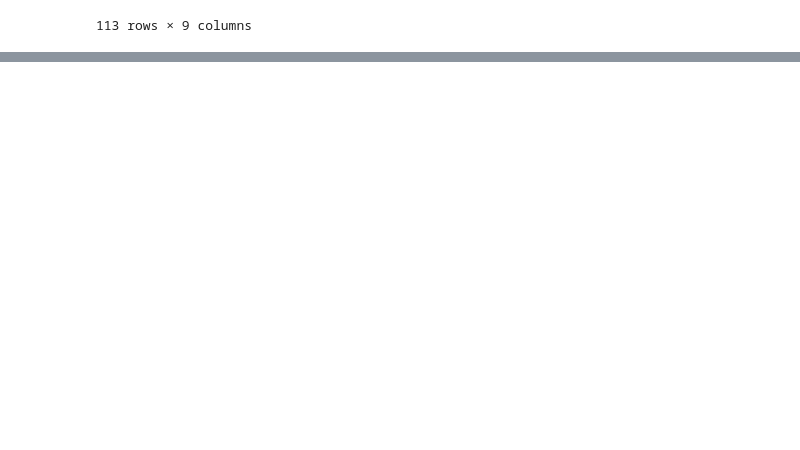
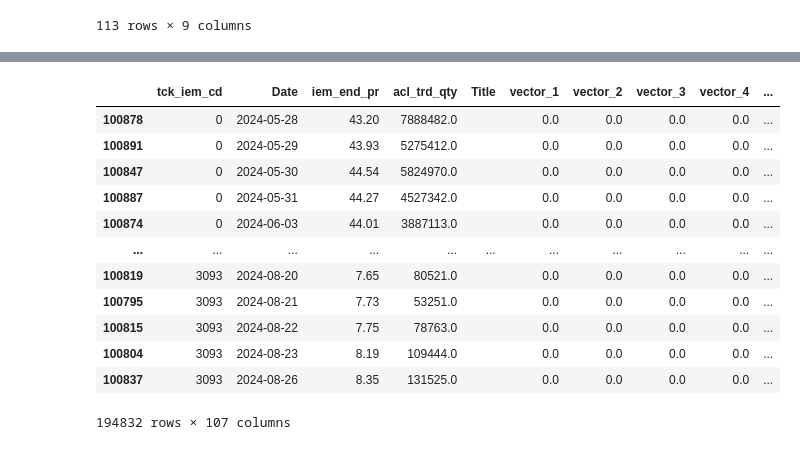
Before and after one commit to froggy-hyun/24NH_bigdata, a Jupyter notebook: code_main.ipynb, the cells around one changed output, grey strips where cells are left out. Drawn from its saved outputs; the diff is of its cells as text; code cells hidden in the pictures; blank space fills up the shorter version.

```diff
--- a/code_main.ipynb
+++ b/code_main.ipynb
@@ -795,0 +866,3 @@ Passing `palette` without assigning `hue` is deprecated and will be removed in v
+# %%
+df2 = df2[['tck_iem_cd', 'Date', 'iem_end_pr', 'acl_trd_qty', 'Title']]
+df2
@@ -795,0 +883,55 @@ Passing `palette` without assigning `hue` is deprecated and will be removed in v
+# %%
+import pandas as pd
+from gensim.models import Word2Vec
+import numpy as np
+
+
+df2['Title'] = df2['Title'].fillna('')
+
+# Title을 공백으로 분리하여 단어 리스트로 변환
+sentences = [title.split() for title in df2['Title']]
+
+# Word2Vec 모델 학습
+model = Word2Vec(sentences, vector_size=100, window=5, min_count=1, workers=4)
+
+# 각 Title에 대한 벡터 생성
+def get_vector(title):
+    if title == "":
+        return np.zeros(100)  # null값에 대해 0 벡터
+    vector = np.zeros(100)  # 100 차원 벡터
+    words = title.split()
+    for word in words:
+        if word in model.wv:
+            vector += model.wv[word]
+    return vector / len(words) if words else vector
+
+# 벡터 생성하여 새로운 DataFrame에 추가
+df_vectors = pd.DataFrame(df2['Title'].apply(get_vector).tolist(), columns=[f'vector_{i+1}' for i in range(100)])
+
+result_df = pd.concat([df2, df_vectors], axis=1)
+# %%
+result_df['iem_end_pr_shift'] = result_df.groupby('tck_iem_cd')['iem_end_pr'].shift(-1)
+
+result_df['iem_end'] = (result_df['iem_end_pr'] < result_df['iem_end_pr_shift']).astype(int)
+# %%
+result_df['tck_iem_cd'] = pd.factorize(result_df['tck_iem_cd'])[0]
+#Title컬럼 제거
+result_df_train=result_df.drop('Title',axis=1)
+
+result_df_train=result_df_train.drop('iem_end_pr_shift',axis=1)
+# %%
+result_df
+# %% [output]
+|  | tck_iem_cd | Date | iem_end_pr | acl_trd_qty | Title | vector_1 | vector_2 | vector_3 | vector_4 | ... |
+| 100878 | 0 | 2024-05-28 | 43.20 | 7888482.0 |  | 0.0 | 0.0 | 0.0 | 0.0 | ... |
+| 100891 | 0 | 2024-05-29 | 43.93 | 5275412.0 |  | 0.0 | 0.0 | 0.0 | 0.0 | ... |
+| 100847 | 0 | 2024-05-30 | 44.54 | 5824970.0 |  | 0.0 | 0.0 | 0.0 | 0.0 | ... |
+| 100887 | 0 | 2024-05-31 | 44.27 | 4527342.0 |  | 0.0 | 0.0 | 0.0 | 0.0 | ... |
+| 100874 | 0 | 2024-06-03 | 44.01 | 3887113.0 |  | 0.0 | 0.0 | 0.0 | 0.0 | ... |
+| ... | ... | ... | ... | ... | ... | ... | ... | ... | ... | ... |
+| 100819 | 3093 | 2024-08-20 | 7.65 | 80521.0 |  | 0.0 | 0.0 | 0.0 | 0.0 | ... |
+| 100795 | 3093 | 2024-08-21 | 7.73 | 53251.0 |  | 0.0 | 0.0 | 0.0 | 0.0 | ... |
+| 100815 | 3093 | 2024-08-22 | 7.75 | 78763.0 |  | 0.0 | 0.0 | 0.0 | 0.0 | ... |
+| 100804 | 3093 | 2024-08-23 | 8.19 | 109444.0 |  | 0.0 | 0.0 | 0.0 | 0.0 | ... |
+| 100837 | 3093 | 2024-08-26 | 8.35 | 131525.0 |  | 0.0 | 0.0 | 0.0 | 0.0 | ... |
+194832 rows × 107 columns
```
Also changed, not shown: parts of 20 cells of this notebook.
